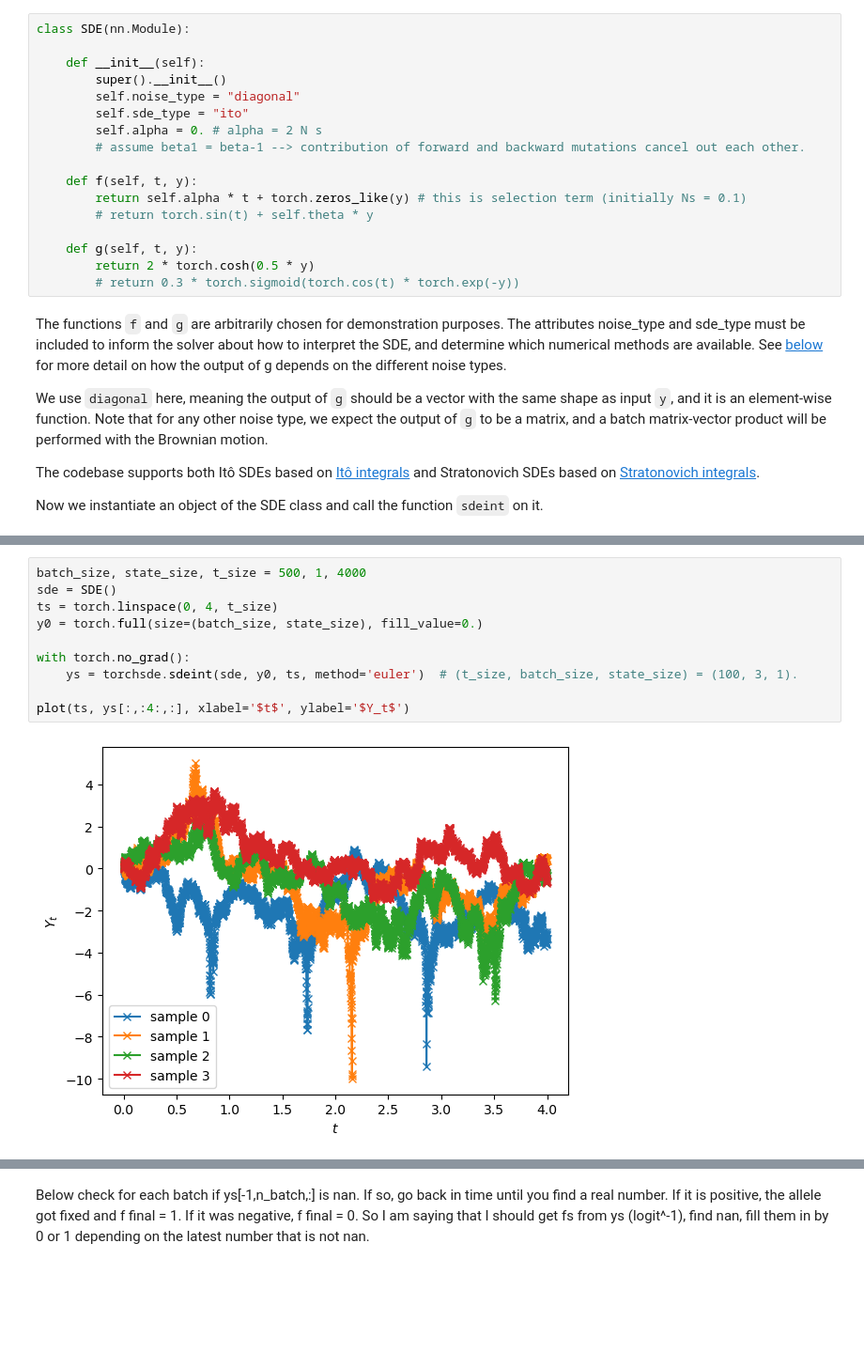
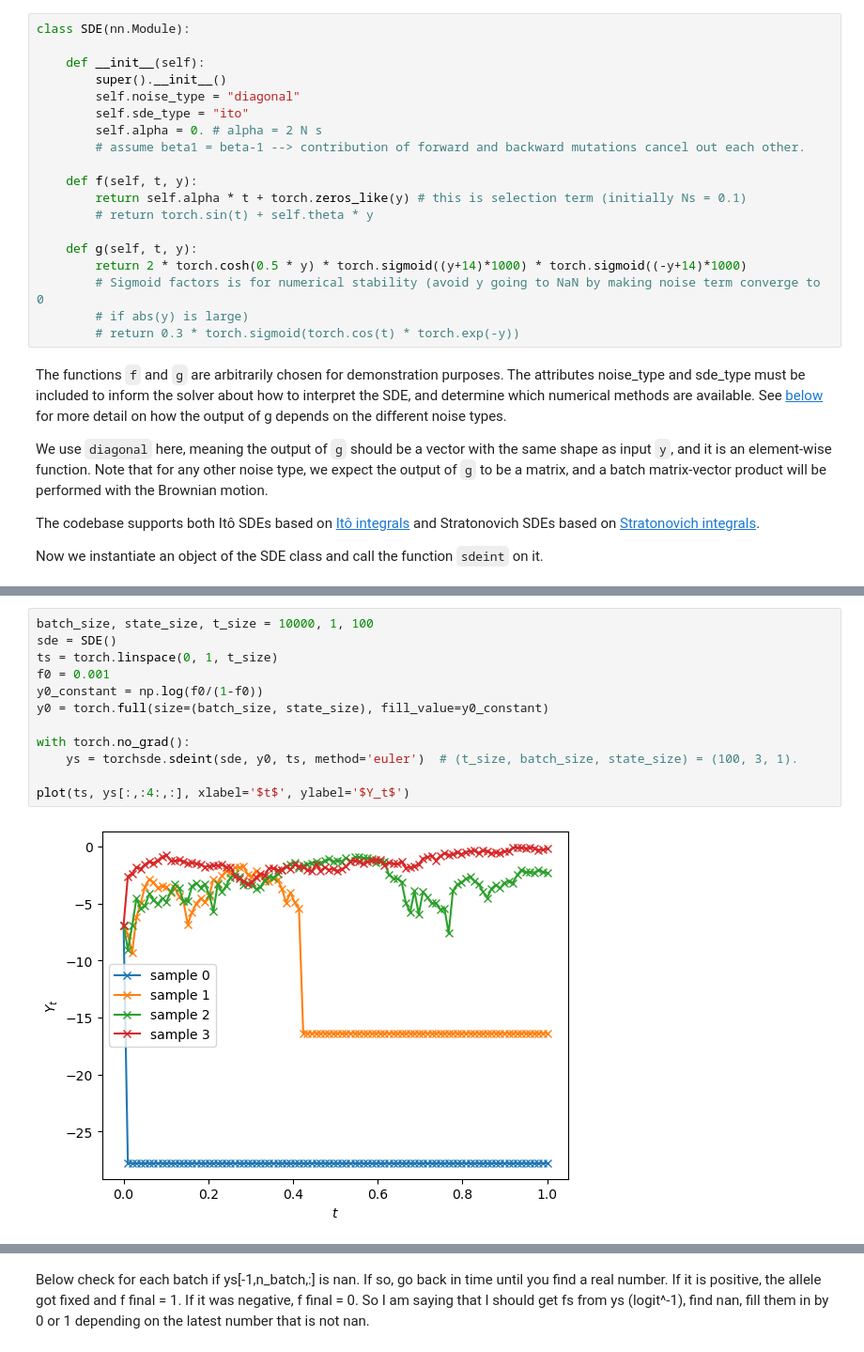
Before and after one commit to jiseonmin/torchsde, a Jupyter notebook: allele_freq_diffusion/demo.ipynb, the cells around one changed output, grey strips where cells are left out. Shown at 94% size. Cells and saved outputs as stored; diff of their text form; blank space fills up the shorter version.

```diff
--- a/allele_freq_diffusion/demo.ipynb
+++ b/allele_freq_diffusion/demo.ipynb
@@ -63,7 +69,9 @@ class SDE(nn.Module):
         # return torch.sin(t) + self.theta * y
 
     def g(self, t, y):
-        return 2 * torch.cosh(0.5 * y)
+        return 2 * torch.cosh(0.5 * y) * torch.sigmoid((y+14)*1000) * torch.sigmoid((-y+14)*1000)
+        # Sigmoid factors is for numerical stability (avoid y going to NaN by making noise term converge to 0
+        # if abs(y) is large)
         # return 0.3 * torch.sigmoid(torch.cos(t) * torch.exp(-y))
 # %% [markdown]
 The functions `f` and `g` are arbitrarily chosen for demonstration purposes. The attributes noise_type and sde_type must be included to inform the solver about how to interpret the SDE, and determine which numerical methods are available. See [below](#noise_type) for more detail on how the output of g depends on the different noise types.
@@ -81,12 +89,14 @@ torch.Size([200, 10, 1])
 # %%
-batch_size, state_size, t_size = 500, 1, 4000
+batch_size, state_size, t_size = 10000, 1, 100
 sde = SDE()
-ts = torch.linspace(0, 4, t_size)
-y0 = torch.full(size=(batch_size, state_size), fill_value=0.)
+ts = torch.linspace(0, 1, t_size)
+f0 = 0.001
+y0_constant = np.log(f0/(1-f0))
+y0 = torch.full(size=(batch_size, state_size), fill_value=y0_constant)
 
 with torch.no_grad():
     ys = torchsde.sdeint(sde, y0, ts, method='euler')  # (t_size, batch_size, state_size) = (100, 3, 1).
 
 plot(ts, ys[:,:4:,:], xlabel='$t$', ylabel='$Y_t$')
 # %% [output]
-[figure, old version]
+[figure, new version]
```
Also changed, not shown: parts of 12 cells of this notebook.
